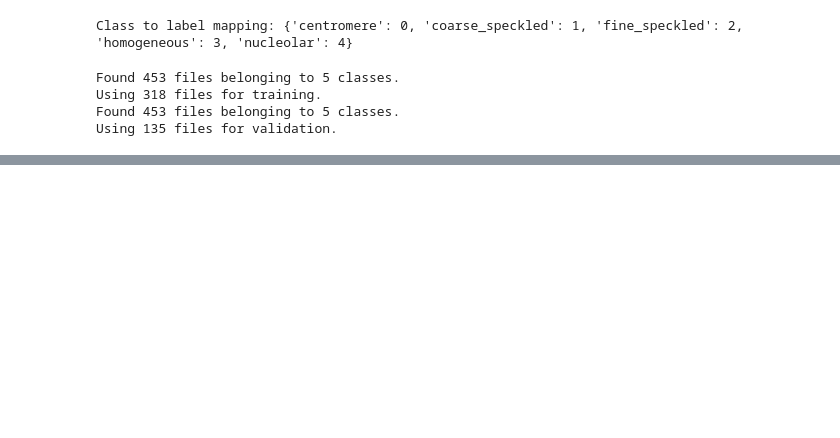
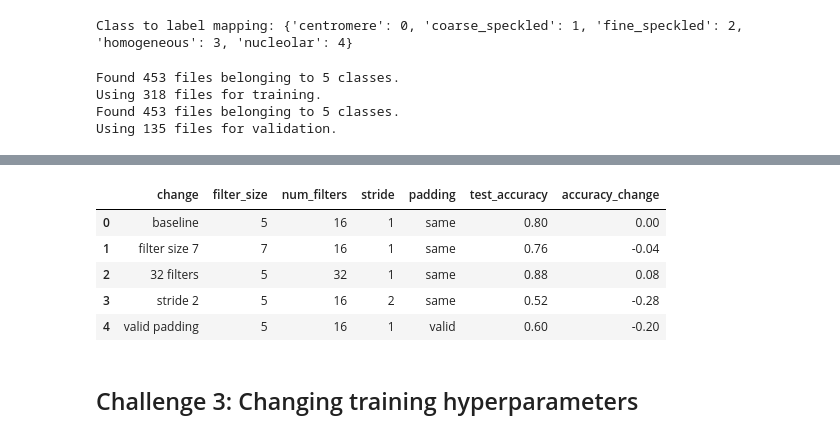
Before and after one commit to Silver0916/BMET5933, a Jupyter notebook: WEEK_10/Week_10_Li_Code_file_ipynb_final_version.ipynb, the cells around one changed output, grey strips where cells are left out. Saved outputs shown, nothing was run; the diff lists cells and outputs as text; code cells hidden in the pictures; blank space fills up the shorter version.

Commit message:
finished challenge 3/4

```diff
--- a/WEEK_10/Week_10_Li_Code_file_ipynb_final_version.ipynb
+++ b/WEEK_10/Week_10_Li_Code_file_ipynb_final_version.ipynb
@@ -276,0 +329,5 @@ centromere
+# %%
+# model variations with config
+# filter size 7
+shallow_model_filter7 = shallow_model(input_shape=(51, 51, 1), num_classes=len(class_names), filter_size=7)
+filter7_train = train_model(shallow_model_filter7, training_ds, validation_ds, LEARNING_RATE, NUM_EPOCHS)
@@ -276,0 +352,4 @@ centromere
+# %%
+# stride 2
+shallow_model_stride2 = shallow_model(input_shape=(51, 51, 1), num_classes=len(class_names), strides=2)
+stride2_train = train_model(shallow_model_stride2, training_ds, validation_ds, LEARNING_RATE, NUM_EPOCHS)
@@ -276,0 +374,4 @@ centromere
+# %%
+# valid padding
+shallow_model_padding_valid = shallow_model(input_shape=(51, 51, 1), num_classes=len(class_names), padding='valid')
+padding_valid_train = train_model(shallow_model_padding_valid, training_ds, validation_ds, LEARNING_RATE, NUM_EPOCHS)
@@ -276,0 +396,4 @@ centromere
+# %%
+# number of filters 32
+shallow_model_filters32 = shallow_model(input_shape=(51, 51, 1), num_classes=len(class_names), num_filters=32)
+filters32_train = train_model(shallow_model_filters32, training_ds, validation_ds, LEARNING_RATE, NUM_EPOCHS)
@@ -276,0 +418,25 @@ centromere
+# %%
+# evaluate model variations on test set
+filter7_accuracy = evaluate_model(shallow_model_filter7, test_ds, class_names)
+print(f"Shallow CNN with filter size 7 Test Accuracy: {filter7_accuracy:.4f}")
+
+filters32_accuracy = evaluate_model(shallow_model_filters32, test_ds, class_names)
+print(f"Shallow CNN with 32 filters Test Accuracy: {filters32_accuracy:.4f}")
+
+stride2_accuracy = evaluate_model(shallow_model_stride2, test_ds, class_names)
+print(f"Shallow CNN with stride 2 Test Accuracy: {stride2_accuracy:.4f}")
+
+padding_valid_accuracy = evaluate_model(shallow_model_padding_valid, test_ds, class_names)
+print(f"Shallow CNN with valid padding Test Accuracy: {padding_valid_accuracy:.4f}")
+
+challenge2_results = pd.DataFrame([
+	{"change": "baseline", "filter_size": 5, "num_filters": 16, "stride": 1, "padding": "same", "test_accuracy": shallow_accuracy},
+	{"change": "filter size 7", "filter_size": 7, "num_filters": 16, "stride": 1, "padding": "same", "test_accuracy": filter7_accuracy},
+	{"change": "32 filters", "filter_size": 5, "num_filters": 32, "stride": 1, "padding": "same", "test_accuracy": filters32_accuracy},
+	{"change": "stride 2", "filter_size": 5, "num_filters": 16, "stride": 2, "padding": "same", "test_accuracy": stride2_accuracy},
+	{"change": "valid padding", "filter_size": 5, "num_filters": 16, "stride": 1, "padding": "valid", "test_accuracy": padding_valid_accuracy},
+])
+
+challenge2_results["accuracy_change"] = challenge2_results["test_accuracy"] - shallow_accuracy
+challenge2_results
+# %% [output]
@@ -276,0 +453,8 @@ centromere
+|  | change | filter_size | num_filters | stride | padding | test_accuracy | accuracy_change |
+| 0 | baseline | 5 | 16 | 1 | same | 0.80 | 0.00 |
+| 1 | filter size 7 | 7 | 16 | 1 | same | 0.76 | -0.04 |
+| 2 | 32 filters | 5 | 32 | 1 | same | 0.88 | 0.08 |
+| 3 | stride 2 | 5 | 16 | 2 | same | 0.52 | -0.28 |
+| 4 | valid padding | 5 | 16 | 1 | valid | 0.60 | -0.20 |
+# %% [markdown]
+## Challenge 3: Changing training hyperparameters
```
Also changed, not shown: parts of 25 cells of this notebook.
